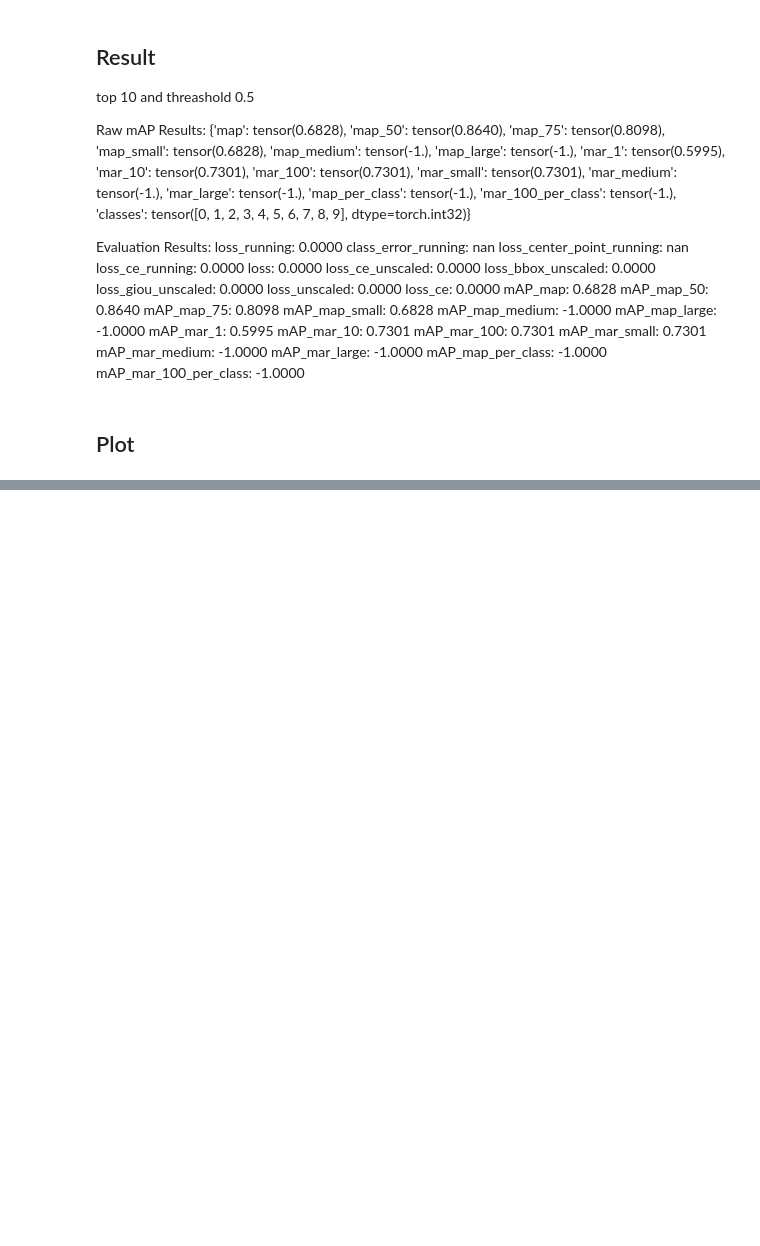
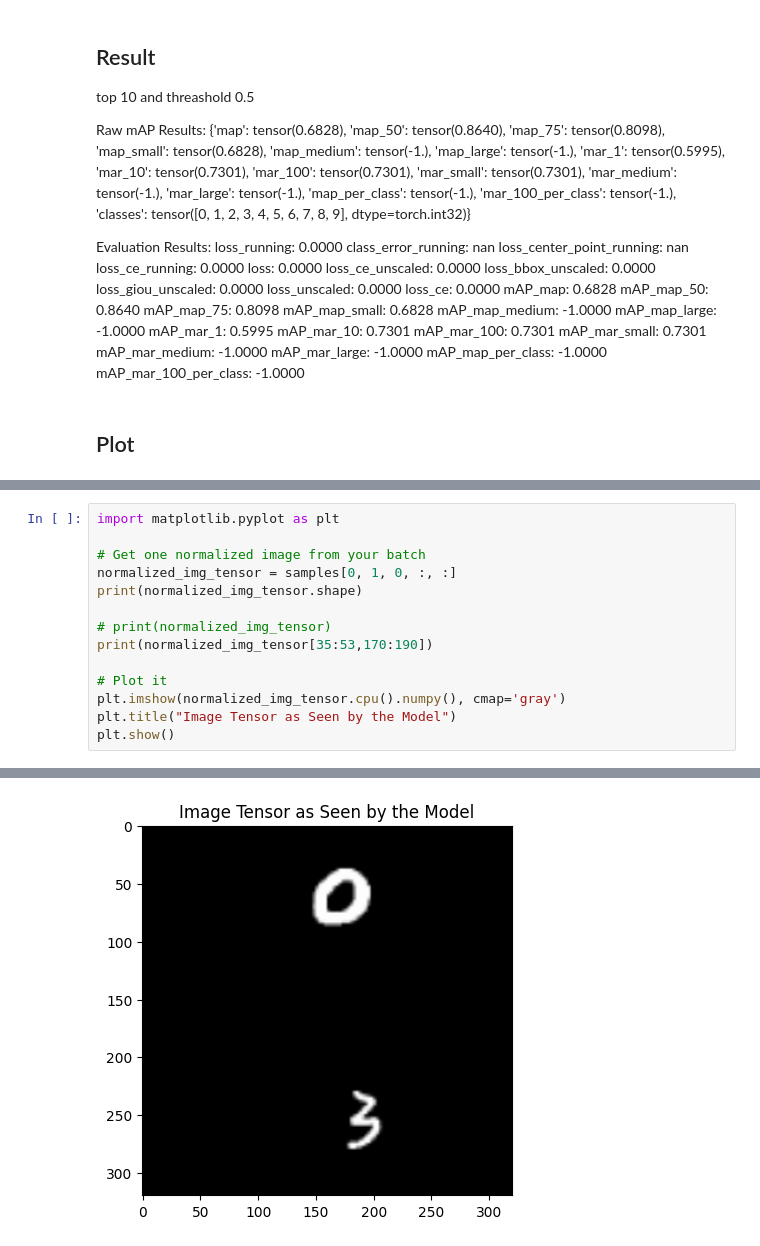
Before and after one commit to maxploter/MultiSensorDropout, a Jupyter notebook: notebooks/eval_perceiver.ipynb, the cells around one changed output, grey strips where cells are left out. Saved outputs shown, nothing was run; the diff lists cells and outputs as text; blank space fills up the shorter version.

```diff
--- a/notebooks/eval_perceiver.ipynb
+++ b/notebooks/eval_perceiver.ipynb
@@ -1257,0 +1483,15 @@ def get_batch_by_index(dataloader, index):
+# %%
+import matplotlib.pyplot as plt
+
+# Get one normalized image from your batch
+normalized_img_tensor = samples[0, 1, 0, :, :]
+print(normalized_img_tensor.shape)
+
+# print(normalized_img_tensor)
+print(normalized_img_tensor[35:53,170:190])
+
+# Plot it
+plt.imshow(normalized_img_tensor.cpu().numpy(), cmap='gray')
+plt.title("Image Tensor as Seen by the Model")
+plt.show()
+# %% [output]
@@ -1258,3 +1517,4 @@ def get_batch_by_index(dataloader, index):
+[figure, added]
 # %%
 import torch.nn.functional as F
 from util import box_ops
```
Also changed, not shown: parts of 16 cells of this notebook, 1 other file.
